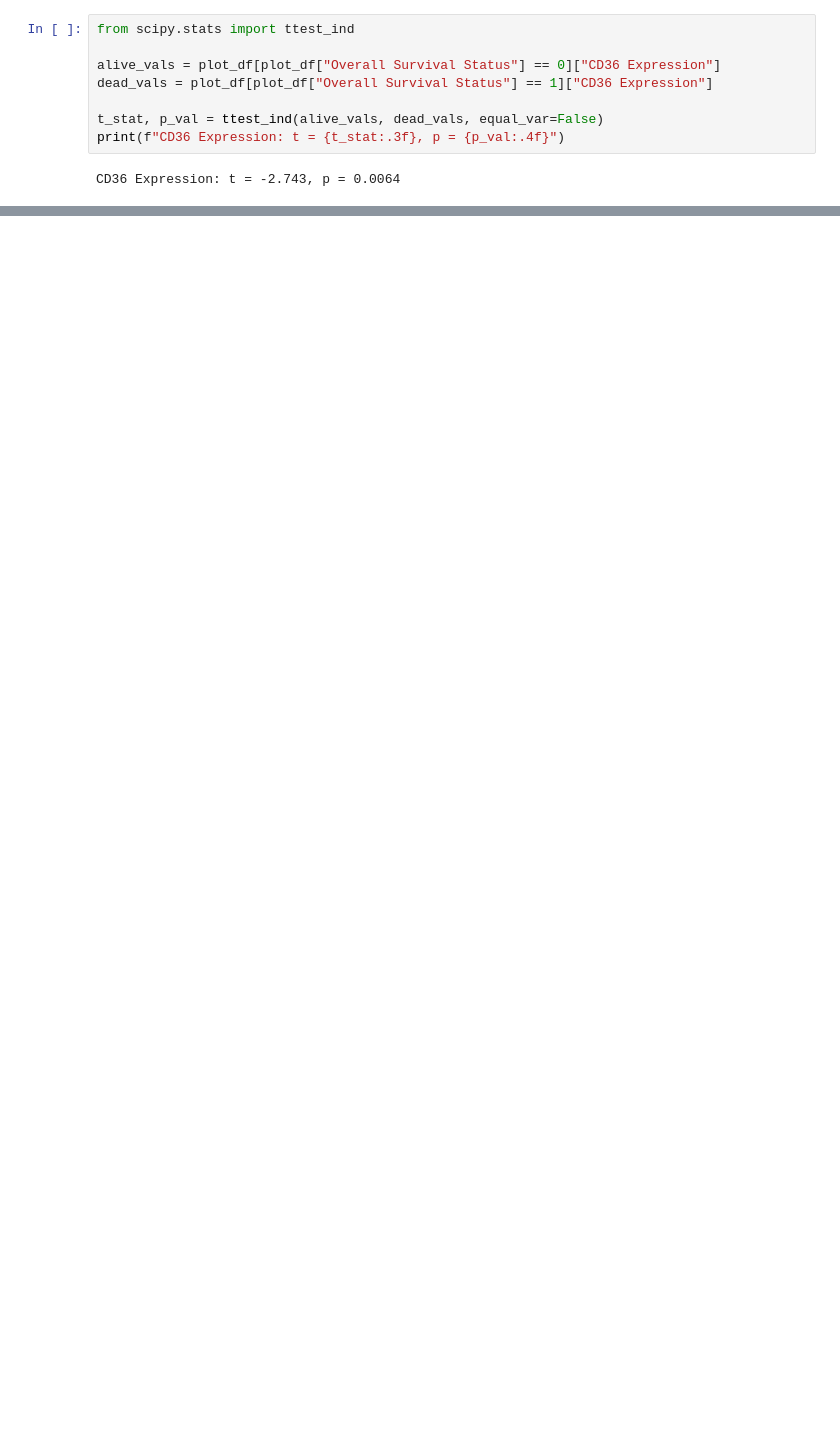
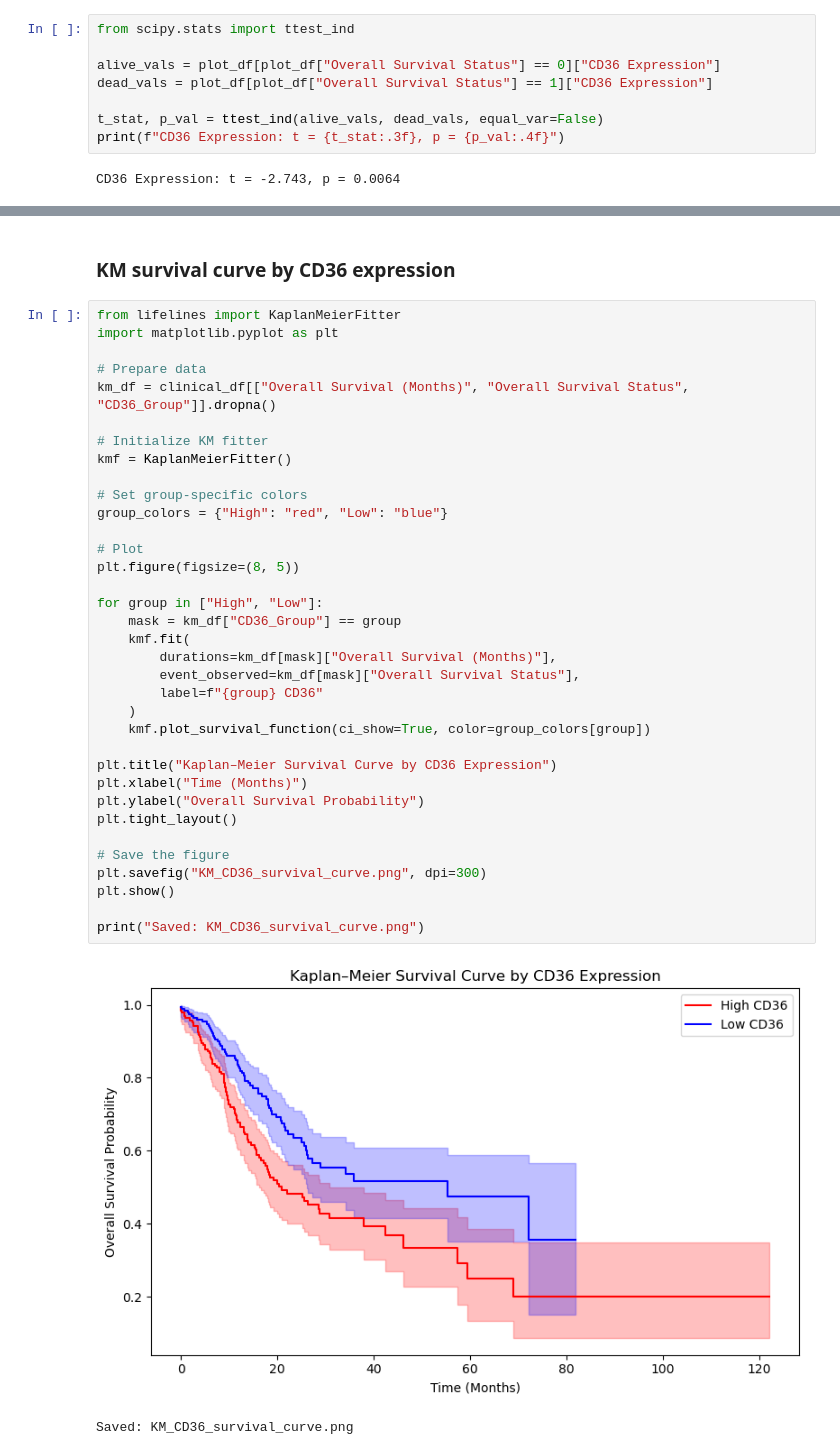
Before and after one commit to atanugiri/gastric-cancer, a Jupyter notebook: 01_Data_Analysis.ipynb, the cells around one changed output, grey strips where cells are left out. Cells and saved outputs as stored; diff of their text form; blank space fills up the shorter version.

```diff
--- a/01_Data_Analysis.ipynb
+++ b/01_Data_Analysis.ipynb
@@ -257,0 +221,40 @@ TypeError: bar() missing 1 required positional argument: 'height'
+# %% [markdown]
+### KM survival curve by CD36 expression
+# %%
+from lifelines import KaplanMeierFitter
+import matplotlib.pyplot as plt
+
+# Prepare data
+km_df = clinical_df[["Overall Survival (Months)", "Overall Survival Status", "CD36_Group"]].dropna()
+
+# Initialize KM fitter
+kmf = KaplanMeierFitter()
+
+# Set group-specific colors
+group_colors = {"High": "red", "Low": "blue"}
+
+# Plot
+plt.figure(figsize=(8, 5))
+
+for group in ["High", "Low"]:
+    mask = km_df["CD36_Group"] == group
+    kmf.fit(
+        durations=km_df[mask]["Overall Survival (Months)"],
+        event_observed=km_df[mask]["Overall Survival Status"],
+        label=f"{group} CD36"
+    )
+    kmf.plot_survival_function(ci_show=True, color=group_colors[group])
+
+plt.title("Kaplan–Meier Survival Curve by CD36 Expression")
+plt.xlabel("Time (Months)")
+plt.ylabel("Overall Survival Probability")
+plt.tight_layout()
+
+# Save the figure
+plt.savefig("KM_CD36_survival_curve.png", dpi=300)
+plt.show()
+
+print("Saved: KM_CD36_survival_curve.png")
+# %% [output]
+[figure, added]
+Saved: KM_CD36_survival_curve.png
```
Also changed, not shown: parts of 45 cells of this notebook.
